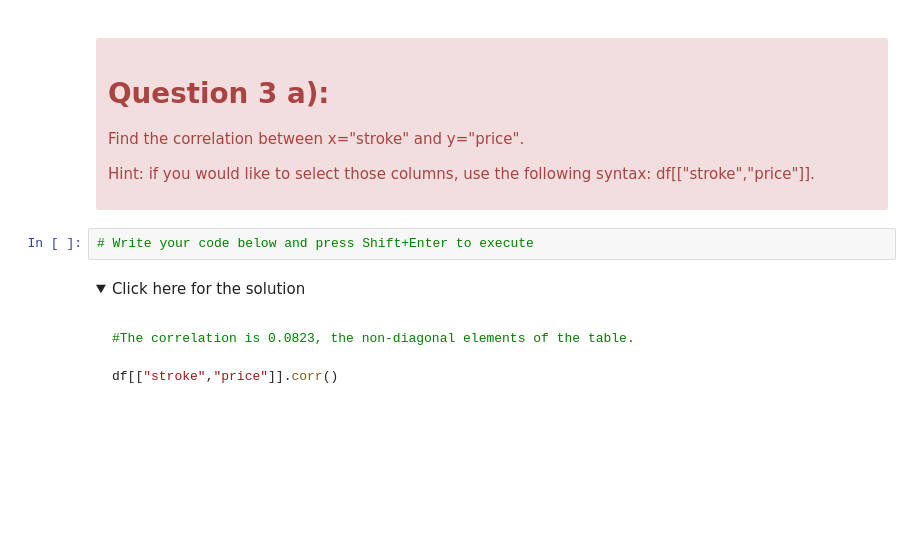
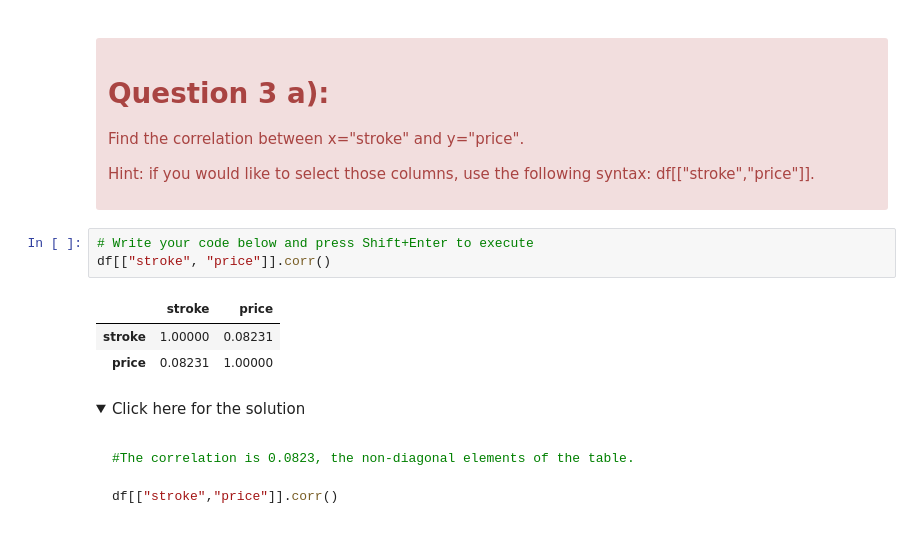
Before and after one commit to firatolcum/IBM_Data_Analyst_Professional_Certificate_Course, a Jupyter notebook: Data.Analysis.With.Python/DA0101EN-3-Review-Exploratory-Data-Analysis.ipynb, the cells around one changed output. Saved outputs shown, nothing was run; the diff lists cells and outputs as text; folded sections open; blank space fills up the shorter version.

```diff
--- a/Data.Analysis.With.Python/DA0101EN-3-Review-Exploratory-Data-Analysis.ipynb
+++ b/Data.Analysis.With.Python/DA0101EN-3-Review-Exploratory-Data-Analysis.ipynb
@@ -230,6 +234,11 @@ df[['peak-rpm','price']].corr()
 </div>
 # %%
 # Write your code below and press Shift+Enter to execute
+df[["stroke", "price"]].corr()
+# %% [output]
+|  | stroke | price |
+| stroke | 1.00000 | 0.08231 |
+| price | 0.08231 | 1.00000 |
 # %% [markdown]
 <details><summary>Click here for the solution</summary>
 
```
Also changed, not shown: parts of 42 cells of this notebook.
